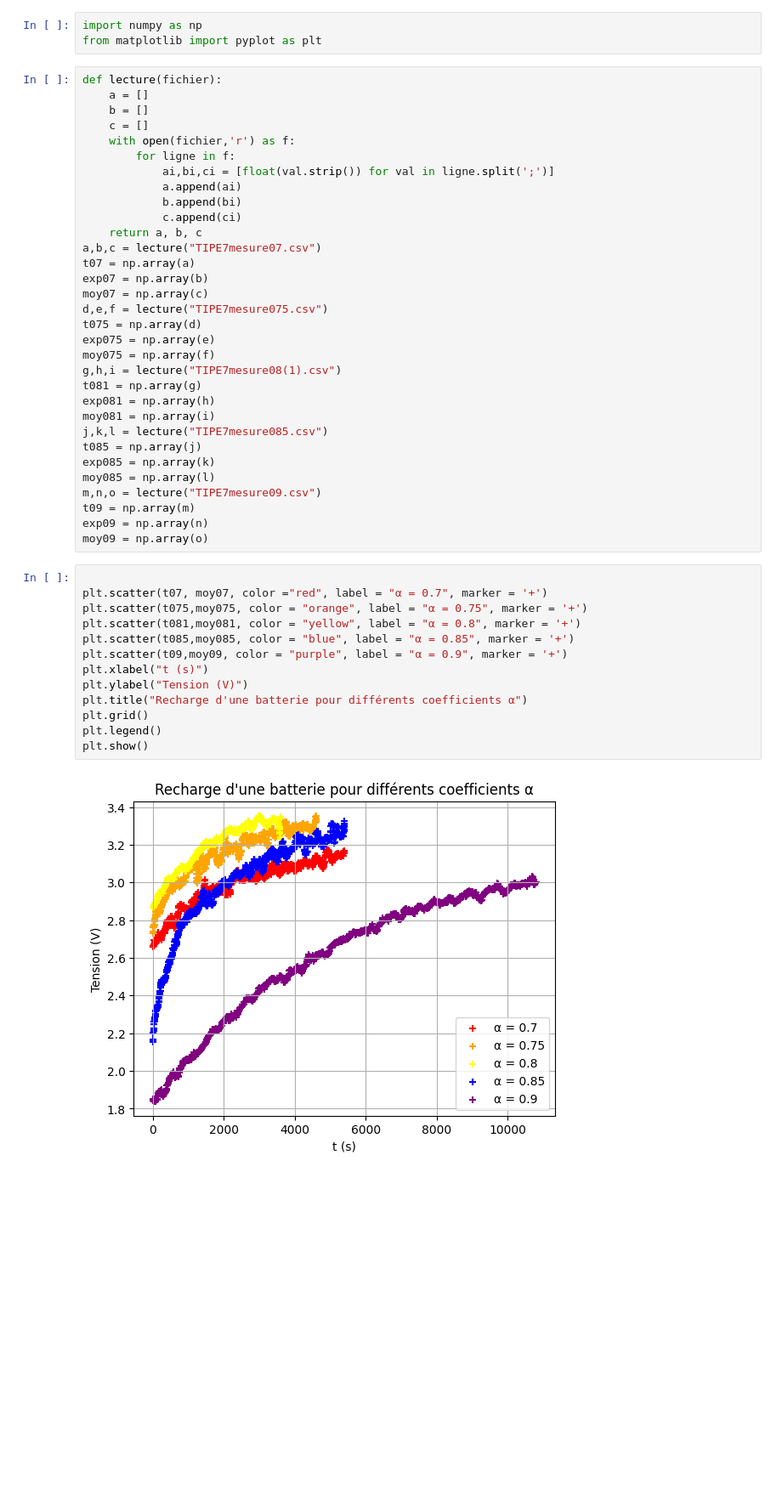
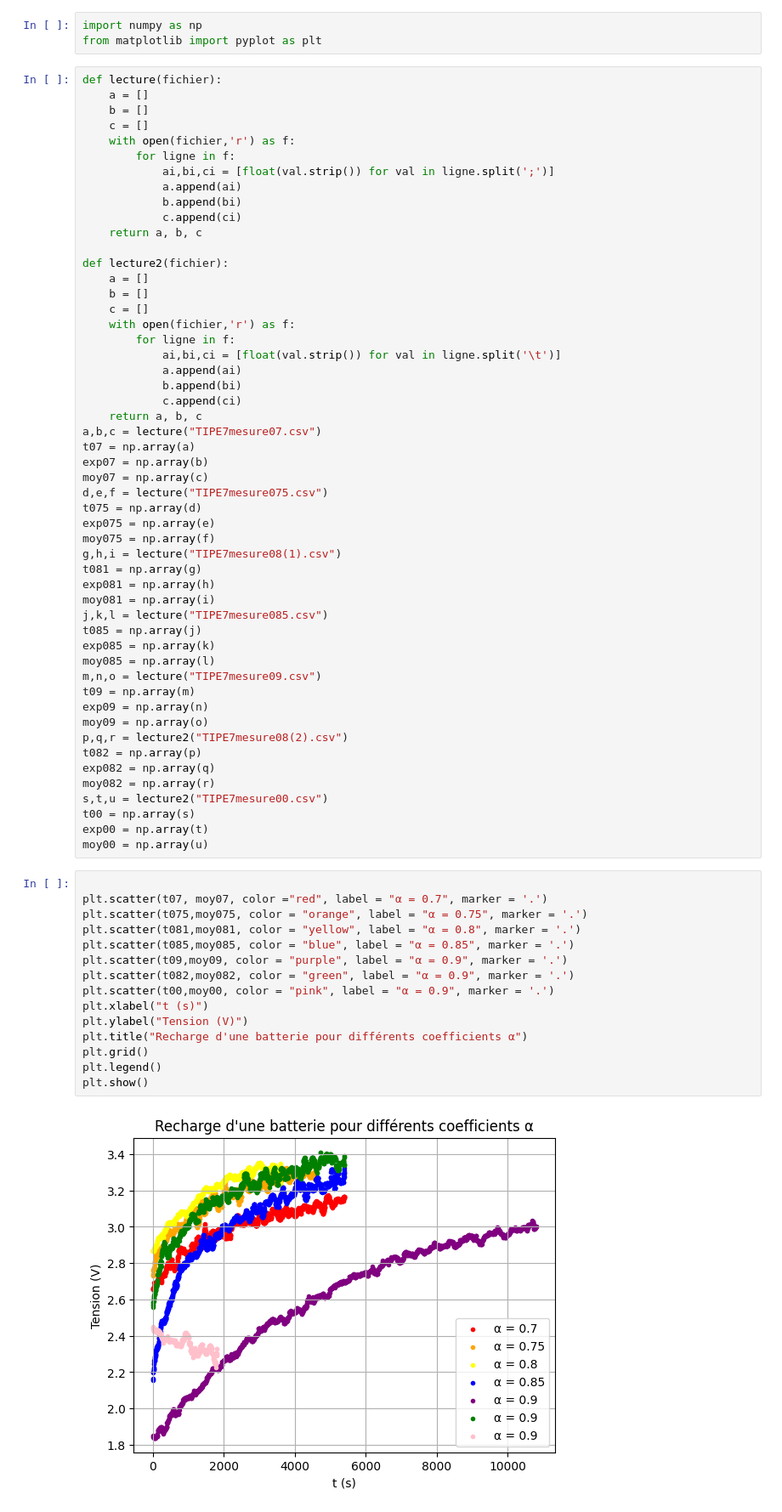
Before and after one commit to adelemarcon/TIPE, a Jupyter notebook: TIPE7.ipynb, the cells around one changed output. Shown: that part at 85% size. Cells and saved outputs as stored; diff of their text form; blank space fills up the shorter version.

```diff
--- a/TIPE7.ipynb
+++ b/TIPE7.ipynb
@@ -13,6 +13,18 @@ def lecture(fichier):
     with open(fichier,'r') as f:
         for ligne in f:
             ai,bi,ci = [float(val.strip()) for val in ligne.split(';')]
+            a.append(ai)
+            b.append(bi)
+            c.append(ci)
+    return a, b, c
+
+def lecture2(fichier):
+    a = []
+    b = []
+    c = []
+    with open(fichier,'r') as f:
+        for ligne in f:
+            ai,bi,ci = [float(val.strip()) for val in ligne.split('\t')]
             a.append(ai)
             b.append(bi)
             c.append(ci)
@@ -37,18 +49,28 @@ m,n,o = lecture("TIPE7mesure09.csv")
 t09 = np.array(m)
 exp09 = np.array(n)
 moy09 = np.array(o)
+p,q,r = lecture2("TIPE7mesure08(2).csv")
+t082 = np.array(p)
+exp082 = np.array(q)
+moy082 = np.array(r)
+s,t,u = lecture2("TIPE7mesure00.csv")
+t00 = np.array(s)
+exp00 = np.array(t)
+moy00 = np.array(u)
 # %%
 
-plt.scatter(t07, moy07, color ="red", label = "α = 0.7", marker = '+')
-plt.scatter(t075,moy075, color = "orange", label = "α = 0.75", marker = '+')
-plt.scatter(t081,moy081, color = "yellow", label = "α = 0.8", marker = '+')
-plt.scatter(t085,moy085, color = "blue", label = "α = 0.85", marker = '+')
-plt.scatter(t09,moy09, color = "purple", label = "α = 0.9", marker = '+')
+plt.scatter(t07, moy07, color ="red", label = "α = 0.7", marker = '.')
+plt.scatter(t075,moy075, color = "orange", label = "α = 0.75", marker = '.')
+plt.scatter(t081,moy081, color = "yellow", label = "α = 0.8", marker = '.')
+plt.scatter(t085,moy085, color = "blue", label = "α = 0.85", marker = '.')
+plt.scatter(t09,moy09, color = "purple", label = "α = 0.9", marker = '.')
+plt.scatter(t082,moy082, color = "green", label = "α = 0.9", marker = '.')
+plt.scatter(t00,moy00, color = "pink", label = "α = 0.9", marker = '.')
 plt.xlabel("t (s)")
 plt.ylabel("Tension (V)")
 plt.title("Recharge d'une batterie pour différents coefficients α")
 plt.grid()
 plt.legend()
 plt.show()
 # %% [output]
-[figure, old version]
+[figure, new version]
```
Also changed, not shown: 2 other files.
